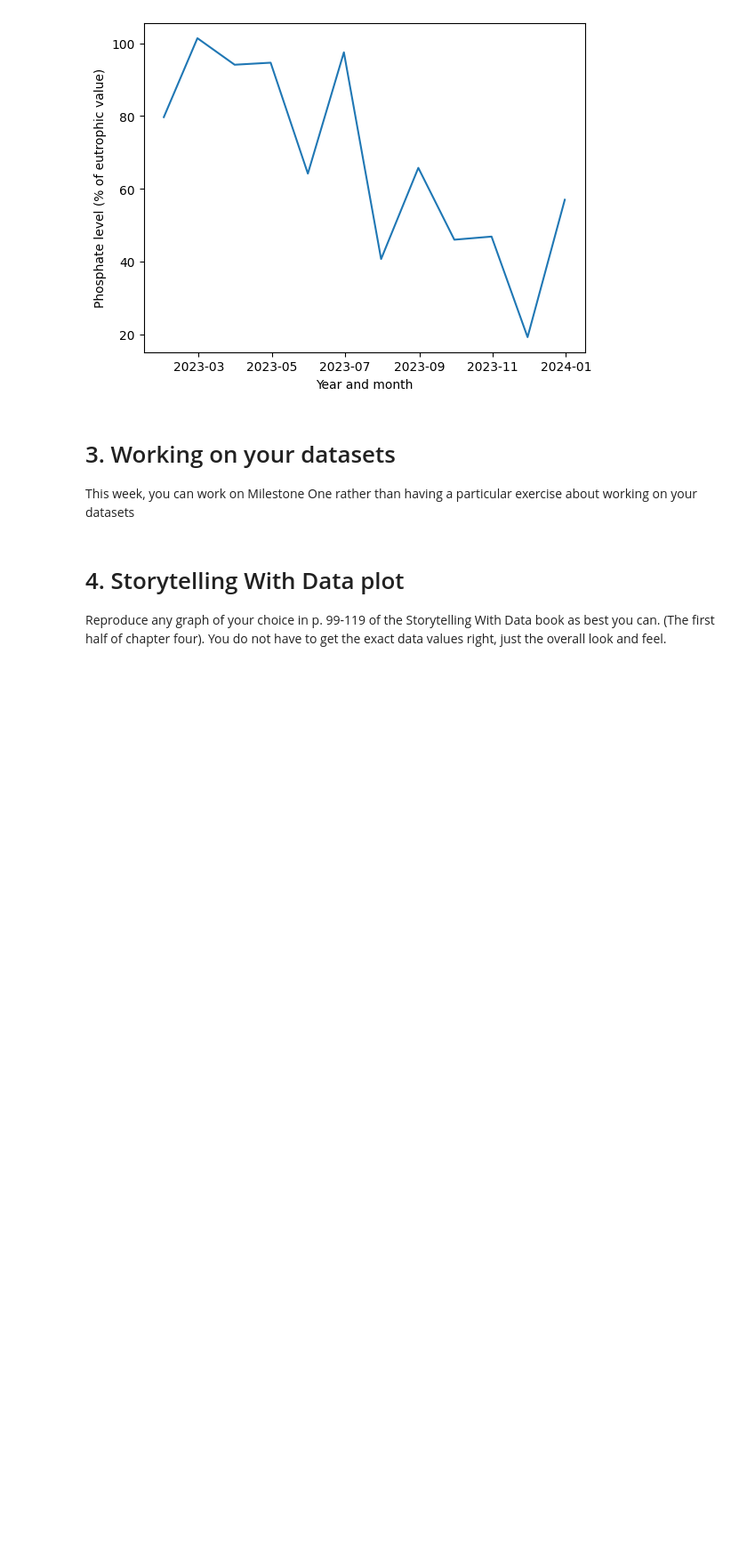
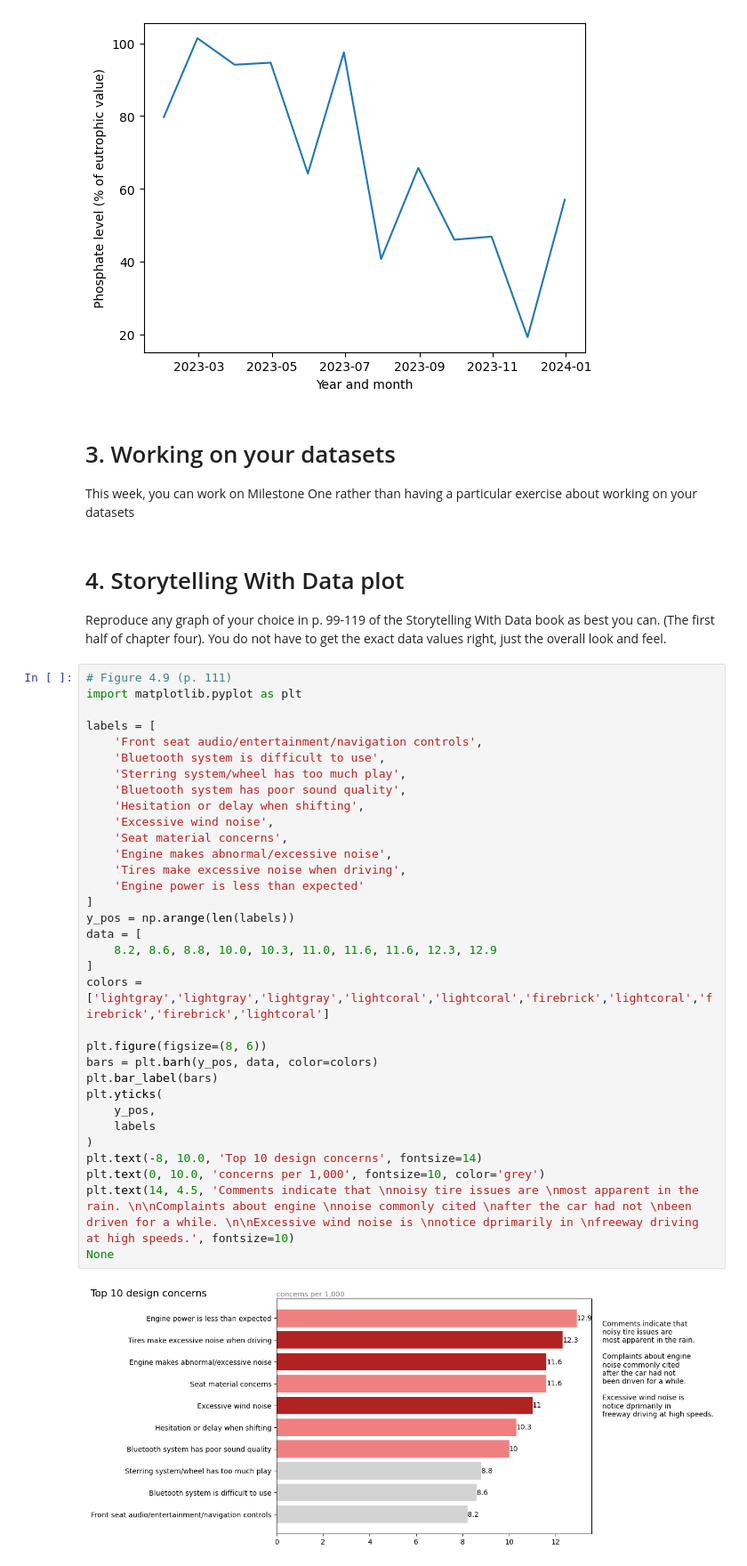
Before and after one commit to calebhadley1/Module-B-semester-2, a Jupyter notebook: OMDS-ModB2-Week7-Hadley-Caleb.ipynb, the cells around one changed output. Shown at 89% size. Drawn from its saved outputs; the diff is of its cells as text; blank space fills up the shorter version.

Commit message:
storytelling with data

```diff
--- a/OMDS-ModB2-Week7-Hadley-Caleb.ipynb
+++ b/OMDS-ModB2-Week7-Hadley-Caleb.ipynb
@@ -39,3 +45,38 @@ This week, you can work on Milestone One rather than having a particular exercis
 # 4. Storytelling With Data plot
 
 Reproduce any graph of your choice in p. 99-119 of the Storytelling With Data book as best you can. (The first half of chapter four). You do not have to get the exact data values right, just the overall look and feel.
+# %%
+# Figure 4.9 (p. 111)
+import matplotlib.pyplot as plt
+
+labels = [
+    'Front seat audio/entertainment/navigation controls',
+    'Bluetooth system is difficult to use',
+    'Sterring system/wheel has too much play',
+    'Bluetooth system has poor sound quality',
+    'Hesitation or delay when shifting',
+    'Excessive wind noise',
+    'Seat material concerns',
+    'Engine makes abnormal/excessive noise',
+    'Tires make excessive noise when driving',
+    'Engine power is less than expected'
+]
+y_pos = np.arange(len(labels))
+data = [
+    8.2, 8.6, 8.8, 10.0, 10.3, 11.0, 11.6, 11.6, 12.3, 12.9
+]
+colors = ['lightgray','lightgray','lightgray','lightcoral','lightcoral','firebrick','lightcoral','firebrick','firebrick','lightcoral']
+
+plt.figure(figsize=(8, 6))
+bars = plt.barh(y_pos, data, color=colors)
+plt.bar_label(bars)
+plt.yticks(
+    y_pos,
+    labels
+)
+plt.text(-8, 10.0, 'Top 10 design concerns', fontsize=14)
+plt.text(0, 10.0, 'concerns per 1,000', fontsize=10, color='grey')
+plt.text(14, 4.5, 'Comments indicate that \nnoisy tire issues are \nmost apparent in the rain. \n\nComplaints about engine \nnoise commonly cited \nafter the car had not \nbeen driven for a while. \n\nExcessive wind noise is \nnotice dprimarily in \nfreeway driving at high speeds.', fontsize=10)
+None
+# %% [output]
+[figure, added]
```
Also changed, not shown: parts of 1 cell of this notebook.
